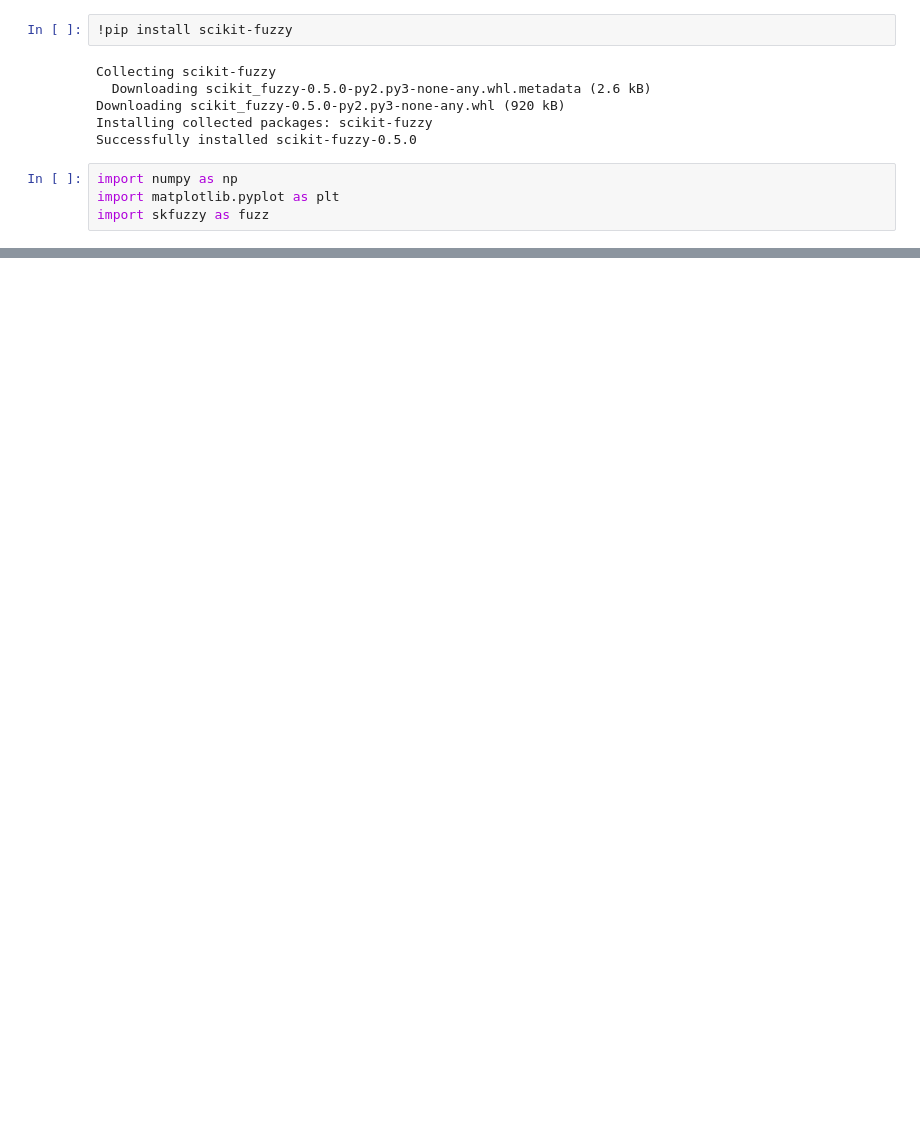
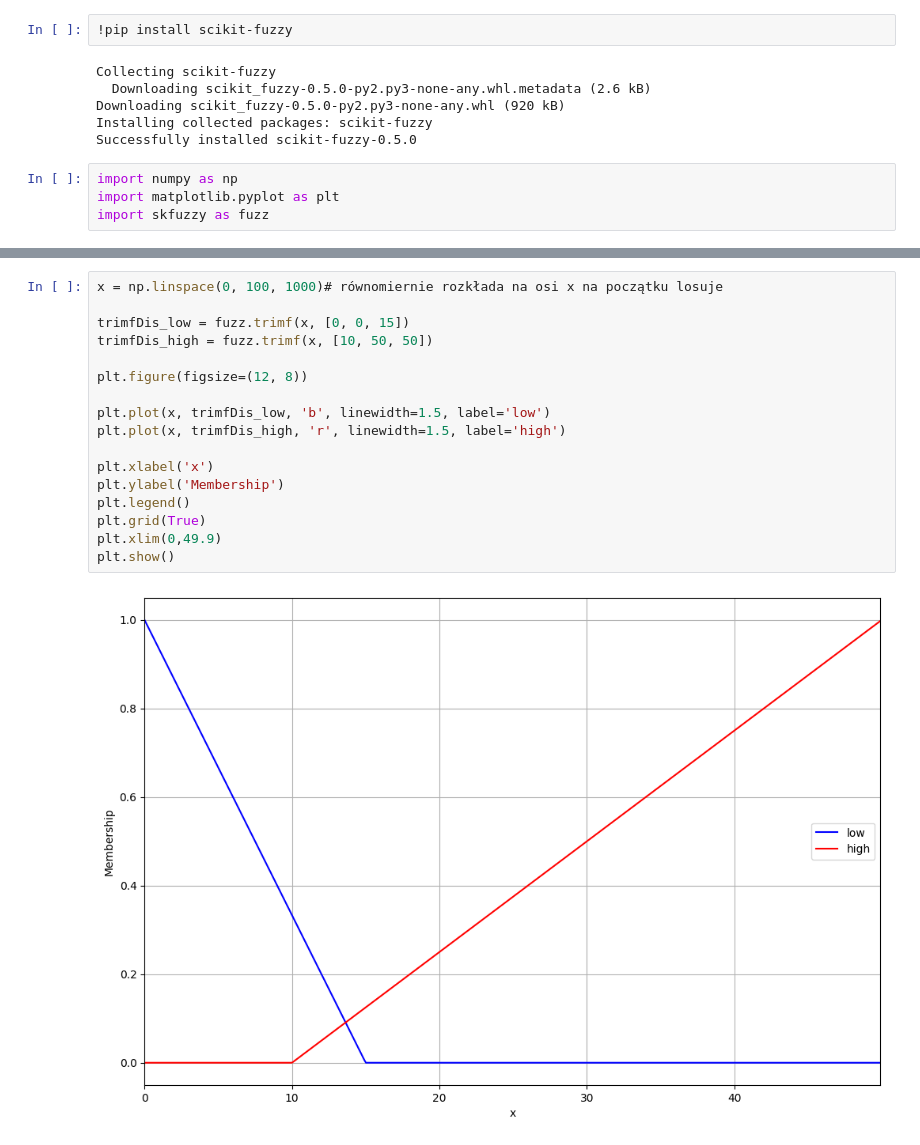
Before and after one commit to tak-creator/giganci, a Jupyter notebook: logika_rozmyta.ipynb, the cells around one changed output, grey strips where cells are left out. Cells and saved outputs as stored; diff of their text form; blank space fills up the shorter version.

```diff
--- a/logika_rozmyta.ipynb
+++ b/logika_rozmyta.ipynb
@@ -49,3 +49,22 @@ plt.grid(True)
 plt.show()
 # %% [output]
 [figure]
+# %%
+x = np.linspace(0, 100, 1000)# równomiernie rozkłada na osi x na początku losuje
+
+trimfDis_low = fuzz.trimf(x, [0, 0, 15])
+trimfDis_high = fuzz.trimf(x, [10, 50, 50])
+
+plt.figure(figsize=(12, 8))
+
+plt.plot(x, trimfDis_low, 'b', linewidth=1.5, label='low')
+plt.plot(x, trimfDis_high, 'r', linewidth=1.5, label='high')
+
+plt.xlabel('x')
+plt.ylabel('Membership')
+plt.legend()
+plt.grid(True)
+plt.xlim(0,49.9)
+plt.show()
+# %% [output]
+[figure, added]
```
Also changed, not shown: parts of 6 cells of this notebook.
